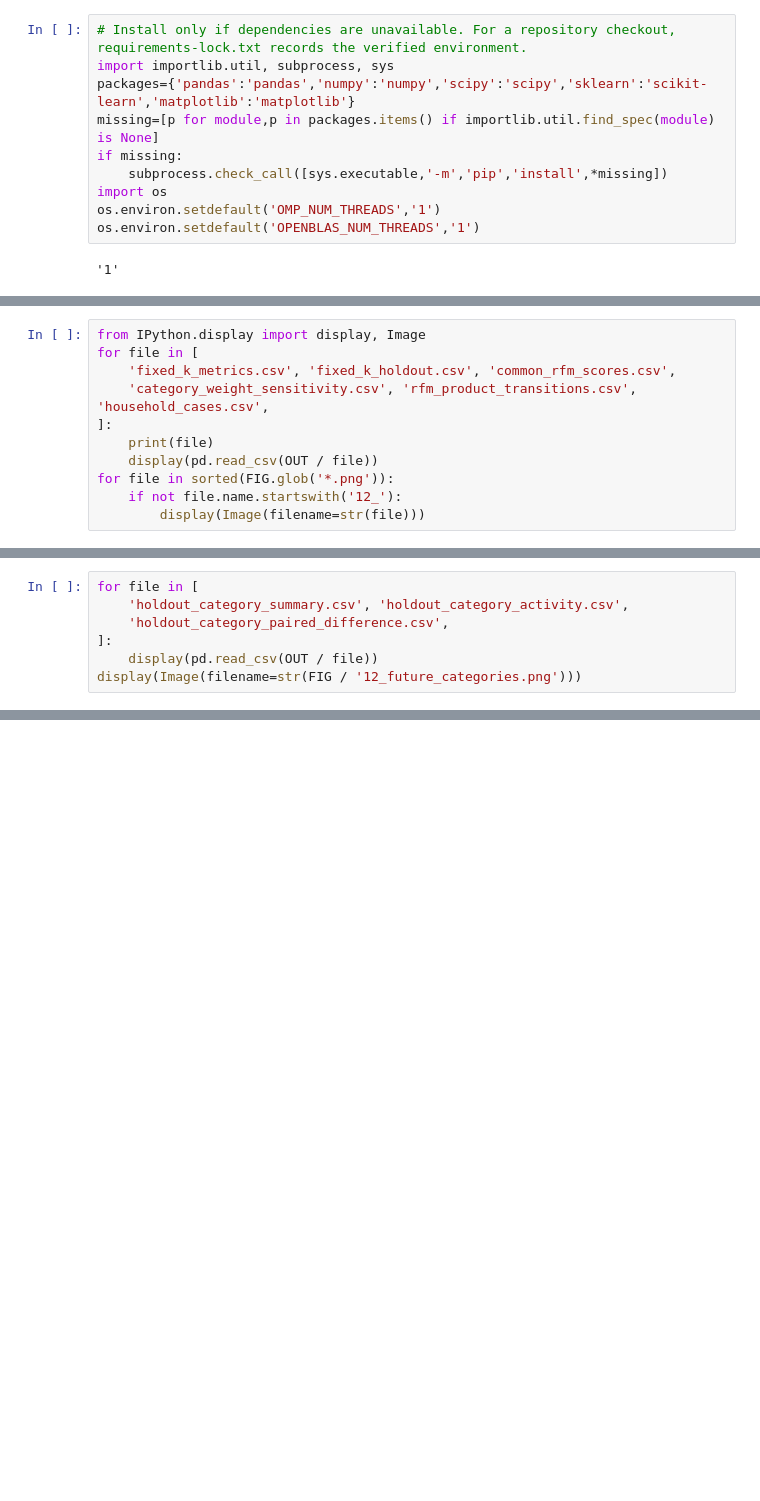
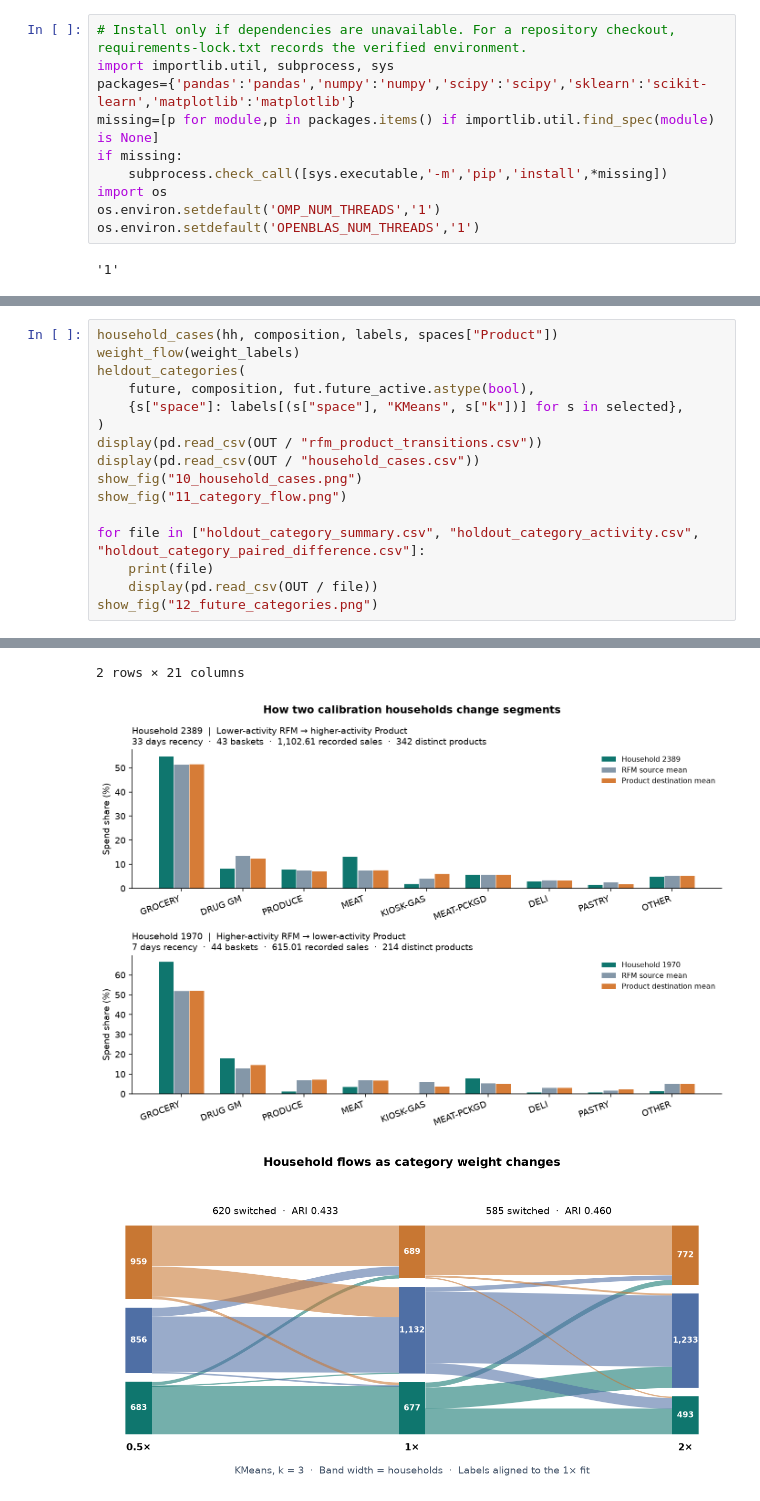
Before and after one commit to dothanhchuong123-blip/beyond-rfm-grocery-segmentation, a Jupyter notebook: grocery_clustering.ipynb, the cells around one changed output, grey strips where cells are left out. Saved outputs shown, nothing was run; the diff lists cells and outputs as text; blank space fills up the shorter version.

```diff
--- a/grocery_clustering.ipynb
+++ b/grocery_clustering.ipynb
@@ -1000,11 +22,0 @@ The category-weight flow compares Product KMeans at fixed k=3. The 0.5× and 2×
-# %%
-from IPython.display import display, Image
-for file in [
-    'fixed_k_metrics.csv', 'fixed_k_holdout.csv', 'common_rfm_scores.csv',
-    'category_weight_sensitivity.csv', 'rfm_product_transitions.csv', 'household_cases.csv',
-]:
-    print(file)
-    display(pd.read_csv(OUT / file))
-for file in sorted(FIG.glob('*.png')):
-    if not file.name.startswith('12_'):
-        display(Image(filename=str(file)))
@@ -1049,7 +22,0 @@ Category η² is the between-cluster sum of squared Euclidean deviations divided
-# %%
-for file in [
-    'holdout_category_summary.csv', 'holdout_category_activity.csv',
-    'holdout_category_paired_difference.csv',
-]:
-    display(pd.read_csv(OUT / file))
-display(Image(filename=str(FIG / '12_future_categories.png')))
@@ -1076,0 +1265,17 @@ Read the generated tables before making a claim: high silhouette in one feature
+# %%
+household_cases(hh, composition, labels, spaces["Product"])
+weight_flow(weight_labels)
+heldout_categories(
+    future, composition, fut.future_active.astype(bool),
+    {s["space"]: labels[(s["space"], "KMeans", s["k"])] for s in selected},
+)
+display(pd.read_csv(OUT / "rfm_product_transitions.csv"))
+display(pd.read_csv(OUT / "household_cases.csv"))
+show_fig("10_household_cases.png")
+show_fig("11_category_flow.png")
+
+for file in ["holdout_category_summary.csv", "holdout_category_activity.csv", "holdout_category_paired_difference.csv"]:
+    print(file)
+    display(pd.read_csv(OUT / file))
+show_fig("12_future_categories.png")
+# %% [output]
@@ -1076,0 +1290,3 @@ Read the generated tables before making a claim: high silhouette in one feature
+2 rows × 21 columns
+[figure, added]
+[figure, added]
```
Also changed, not shown: parts of 92 cells of this notebook, 23 other files.
